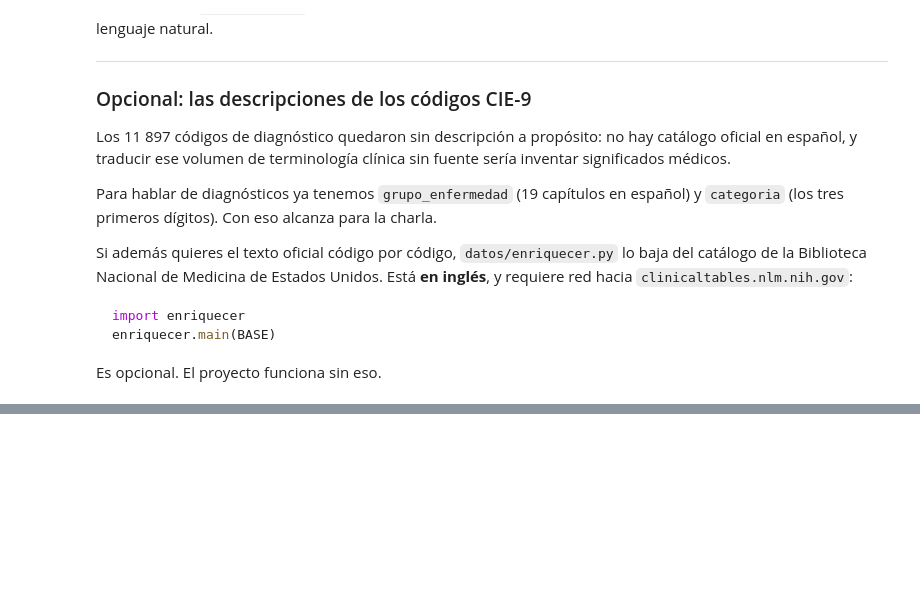
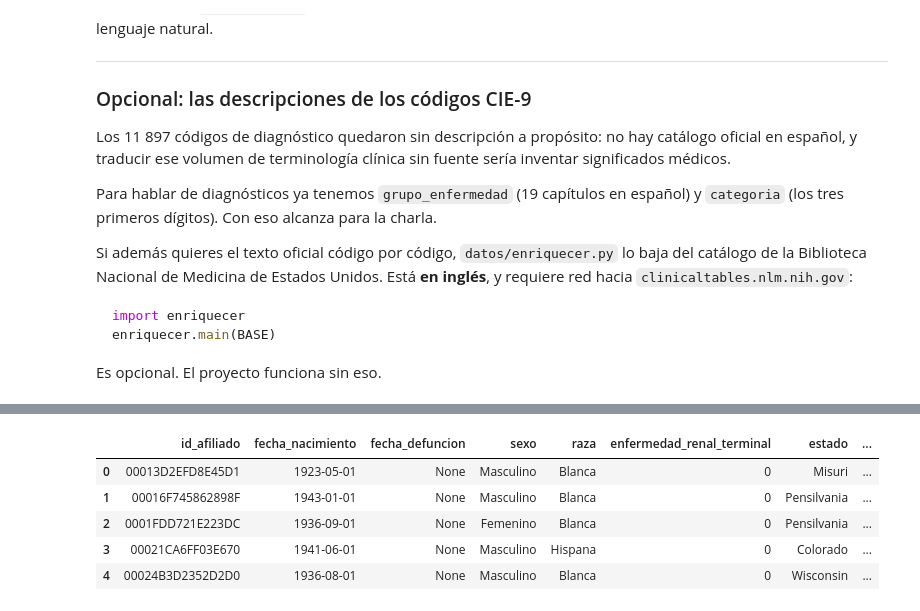
Before and after one commit to robayoMricardo95/CharlaSeePyWeekend, a Jupyter notebook: 00_setup.ipynb, the cells around one changed output, grey strips where cells are left out. Saved outputs shown, nothing was run; the diff lists cells and outputs as text; code cells hidden in the pictures; blank space fills up the shorter version.

```diff
--- a/00_setup.ipynb
+++ b/00_setup.ipynb
@@ -499,0 +551,9 @@ Es opcional. El proyecto funciona sin eso.
+# %%
+pd.read_sql("SELECT * FROM afiliados LIMIT 5", con)
+# %% [output]
+|  | id_afiliado | fecha_nacimiento | fecha_defuncion | sexo | raza | enfermedad_renal_terminal | estado | ... |
+| 0 | 00013D2EFD8E45D1 | 1923-05-01 | None | Masculino | Blanca | 0 | Misuri | ... |
+| 1 | 00016F745862898F | 1943-01-01 | None | Masculino | Blanca | 0 | Pensilvania | ... |
+| 2 | 0001FDD721E223DC | 1936-09-01 | None | Femenino | Blanca | 0 | Pensilvania | ... |
+| 3 | 00021CA6FF03E670 | 1941-06-01 | None | Masculino | Hispana | 0 | Colorado | ... |
+| 4 | 00024B3D2352D2D0 | 1936-08-01 | None | Masculino | Blanca | 0 | Wisconsin | ... |
```
Also changed, not shown: parts of 30 cells of this notebook, 5 other files.
